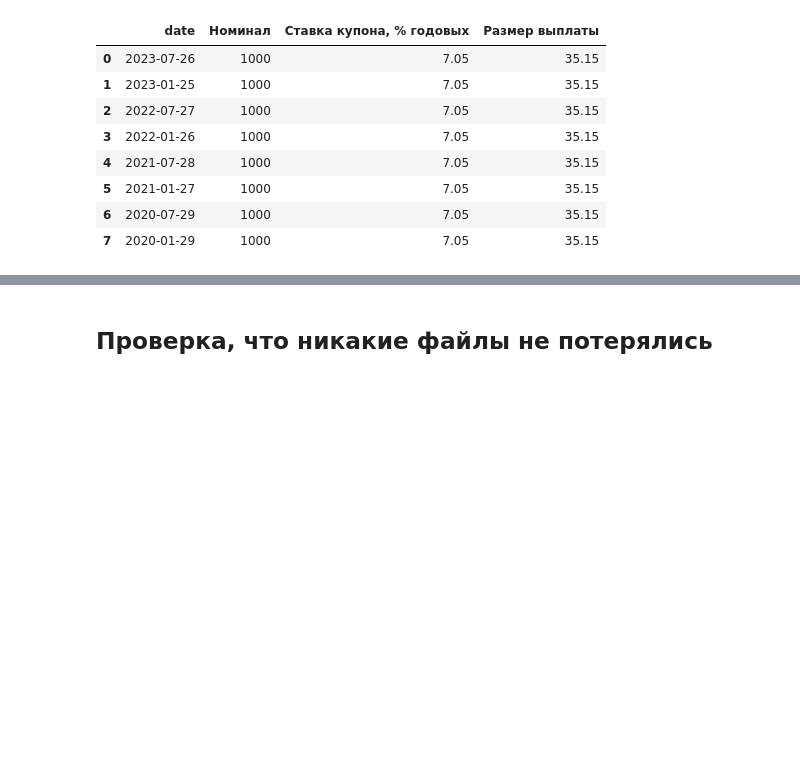
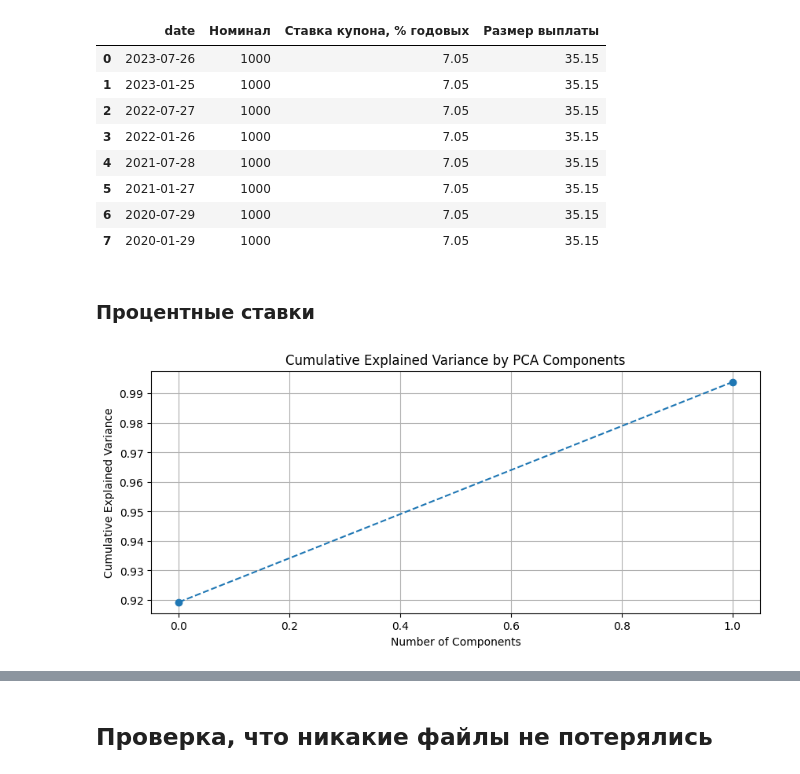
Before and after one commit to yanakhazanova/market_risk, a Jupyter notebook: collect_data.ipynb, the cells around one changed output, grey strips where cells are left out. Cells and saved outputs as stored; diff of their text form; code cells hidden in the pictures; blank space fills up the shorter version.

Commit message:
add int_rate

```diff
--- a/collect_data.ipynb
+++ b/collect_data.ipynb
@@ -370,3 +370,5 @@ df_2
 | 5 | 2021-01-27 | 1000 | 7.05 | 35.15 |
 | 6 | 2020-07-29 | 1000 | 7.05 | 35.15 |
 | 7 | 2020-01-29 | 1000 | 7.05 | 35.15 |
+# %% [markdown]
+### Процентные ставки
@@ -372,0 +377,21 @@ df_2
+# %%
+res = pd.read_csv('./0.25.csv', sep=';', skiprows=5, names=['date', '__', '_'])
+res = pd.to_datetime(res['date'], format='%d.%m.%Y')
+for i in [0.25, 0.5, 0.75, 1, 2, 3, 5, 7, 10, 15, 20, 30]:
+    rates = pd.read_csv(f'./{i}.csv', sep=';', skiprows=5)
+    rates.columns = ['date', '_', f'KBD_rate_{i}']
+    rates[f'KBD_rate_{i}'] = rates[f'KBD_rate_{i}'].apply(lambda x: x.replace(',', '.'))
+    rates['date'] = pd.to_datetime(rates['date'], format='%d.%m.%Y')
+    rates = rates.loc[:, f'KBD_rate_{i}'][(rates.date >= pd.Timestamp('2020-01-01')) & (rates.date <= pd.Timestamp('2024-01-03'))]
+
+    res = pd.concat([res, rates], axis=1)
+    res = res.dropna()
+res.to_csv('./data/KBD_rate.csv', index=False)
+# %%
+from src.risk_factor_analyzer import RiskFactorAnalyzer
+
+analyzer = RiskFactorAnalyzer(res)
+analyzer.perform_pca(n_components=2)
+analyzer.plot_pca_variance()
+# %% [output]
+[figure, added]
```
Also changed, not shown: parts of 2 cells of this notebook, 2 other files.
